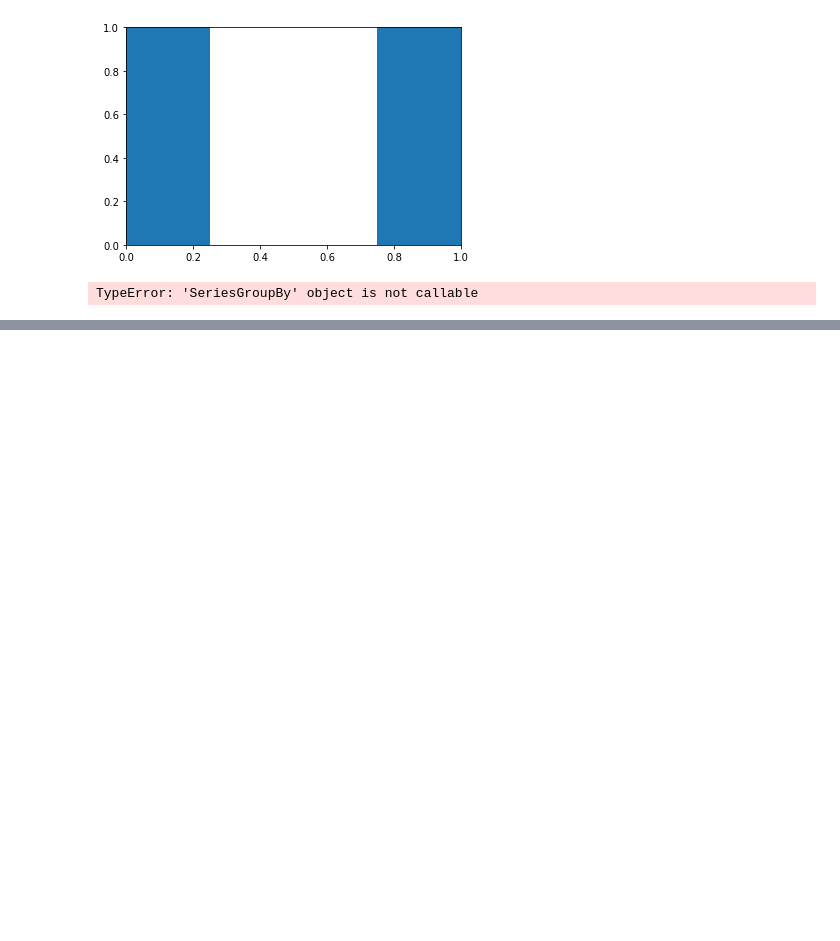
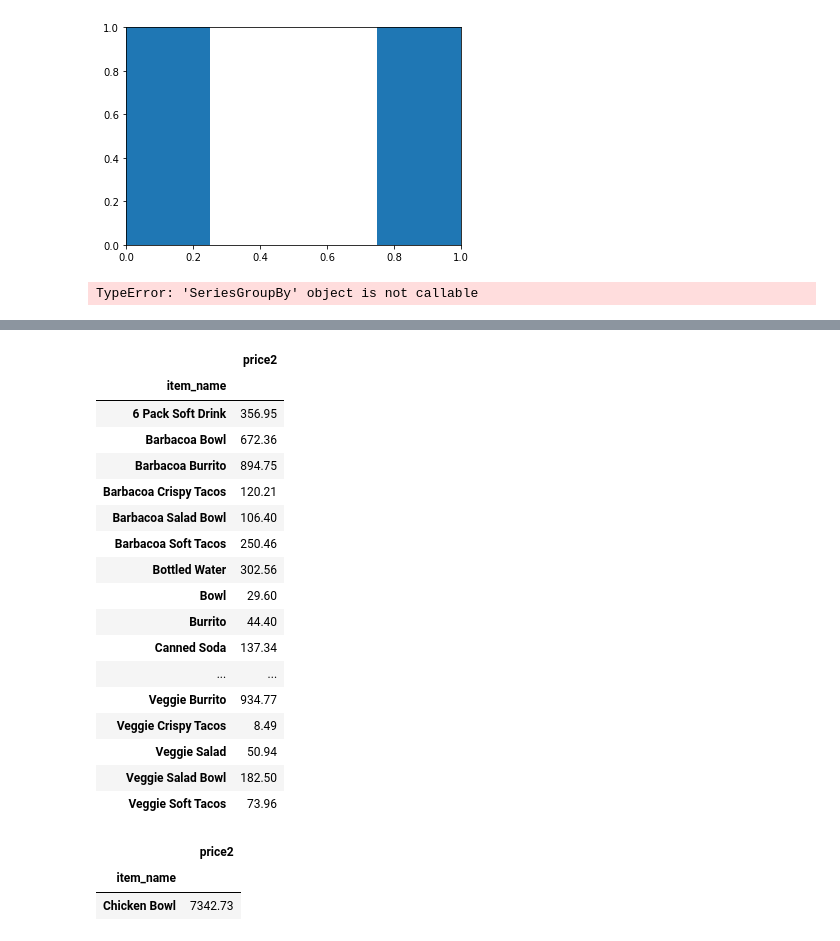
Before and after one commit to ljackson707/numpy-pandas-visualization-exercises, a Jupyter notebook: advanced_dataframes.ipynb, the cells around one changed output, grey strips where cells are left out. Saved outputs shown, nothing was run; the diff lists cells and outputs as text; code cells hidden in the pictures; blank space fills up the shorter version.

```diff
--- a/advanced_dataframes.ipynb
+++ b/advanced_dataframes.ipynb
@@ -317,0 +334,10 @@ pd.crosstab(titles.title, titles.dept_name)
+# %%
+#A) What is the total price for each order?
+df = pd.Series(orders.item_price)
+df = df.str.replace('$', '')
+df = df.str.replace(',','')
+df = df.astype(float)
+
+sum_of_food = (orders.assign(price2 = df))
+
+sum_of_food.groupby(["order_id"]).price2.sum()
@@ -317,0 +389,28 @@ pd.crosstab(titles.title, titles.dept_name)
+# %%
+most_mula = pd.DataFrame(sum_of_food.groupby(["item_name"]).price2.sum())
+most_mula
+# %% [output]
+|  | price2 |
+| item_name |  |
+| 6 Pack Soft Drink | 356.95 |
+| Barbacoa Bowl | 672.36 |
+| Barbacoa Burrito | 894.75 |
+| Barbacoa Crispy Tacos | 120.21 |
+| Barbacoa Salad Bowl | 106.40 |
+| Barbacoa Soft Tacos | 250.46 |
+| Bottled Water | 302.56 |
+| Bowl | 29.60 |
+| Burrito | 44.40 |
+| Canned Soda | 137.34 |
+| ... | ... |
+| Veggie Burrito | 934.77 |
+| Veggie Crispy Tacos | 8.49 |
+| Veggie Salad | 50.94 |
+| Veggie Salad Bowl | 182.50 |
+| Veggie Soft Tacos | 73.96 |
+# %%
+most_mula.nlargest(1, 'price2', keep='all')
+# %% [output]
+|  | price2 |
+| item_name |  |
+| Chicken Bowl | 7342.73 |
```
Also changed, not shown: parts of 9 cells of this notebook.
